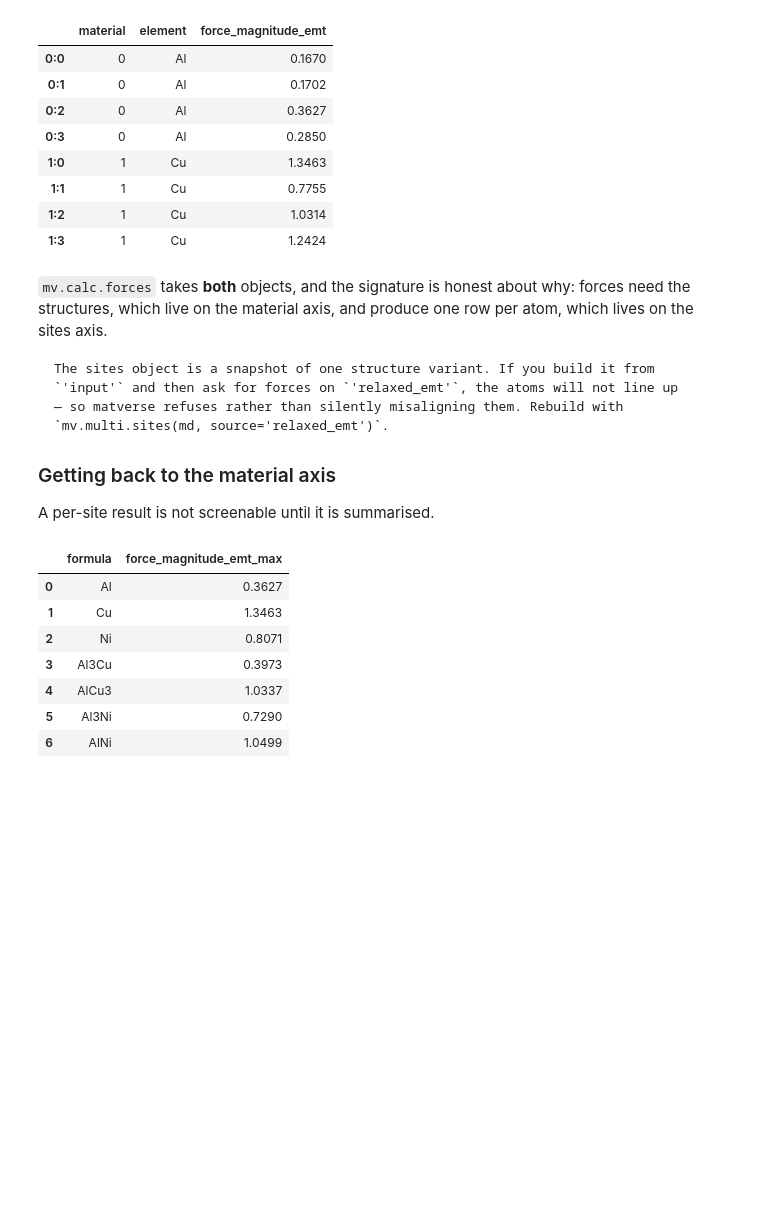
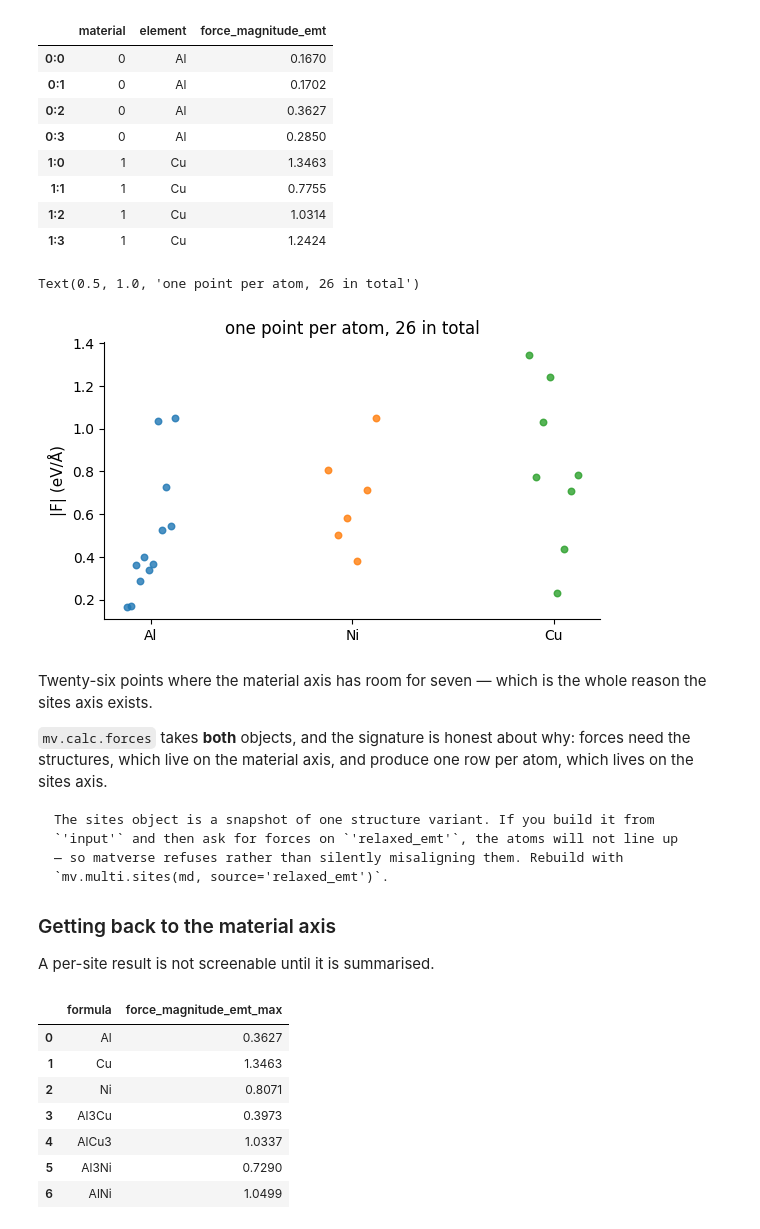
Before and after one commit to omicverse/matverse, a Jupyter notebook: matverse_guide/docs/tutorials/beyond_one_number.ipynb, the cells around one changed output. Saved outputs shown, nothing was run; the diff lists cells and outputs as text; code cells hidden in the pictures; blank space fills up the shorter version.

```diff
--- a/matverse_guide/docs/tutorials/beyond_one_number.ipynb
+++ b/matverse_guide/docs/tutorials/beyond_one_number.ipynb
@@ -166,7 +166,25 @@ sites.obs[["material", "element", "force_magnitude_emt"]].head(8).round(4)
 | 1:1 | 1 | Cu | 0.7755 |
 | 1:2 | 1 | Cu | 1.0314 |
 | 1:3 | 1 | Cu | 1.2424 |
+# %%
+import matplotlib.pyplot as plt
+
+fig, ax = plt.subplots(figsize=(6.4, 3.6))
+for k, element in enumerate(sites.var_names):
+    values = sites.obs.loc[sites.obs["element"] == element,
+                           "force_magnitude_emt"]
+    ax.scatter(np.full(len(values), k) + np.linspace(-0.12, 0.12, len(values)),
+               values, s=22, alpha=0.8)
+ax.set_xticks(range(sites.n_vars), list(sites.var_names))
+ax.set_ylabel("|F| (eV/Å)")
+ax.set_title("one point per atom, 26 in total")
+# %% [output]
+Text(0.5, 1.0, 'one point per atom, 26 in total')
+[figure, added]
 # %% [markdown]
+Twenty-six points where the material axis has room for seven — which is the
+whole reason the sites axis exists.
+
 `mv.calc.forces` takes **both** objects, and the signature is honest about why:
 forces need the structures, which live on the material axis, and produce one row
 per atom, which lives on the sites axis.
```
Also changed, not shown: parts of 5 cells of this notebook, 10 other files.
